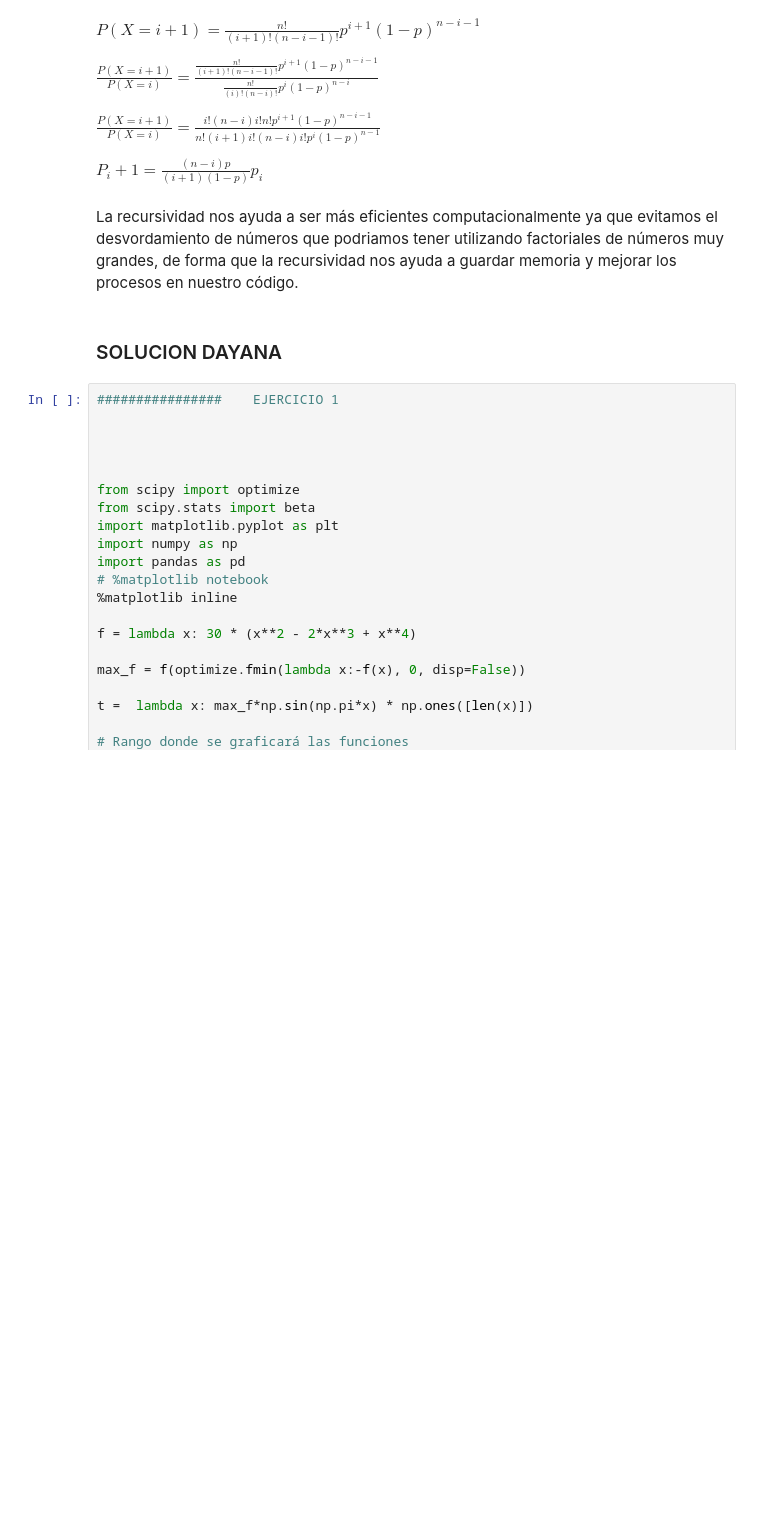
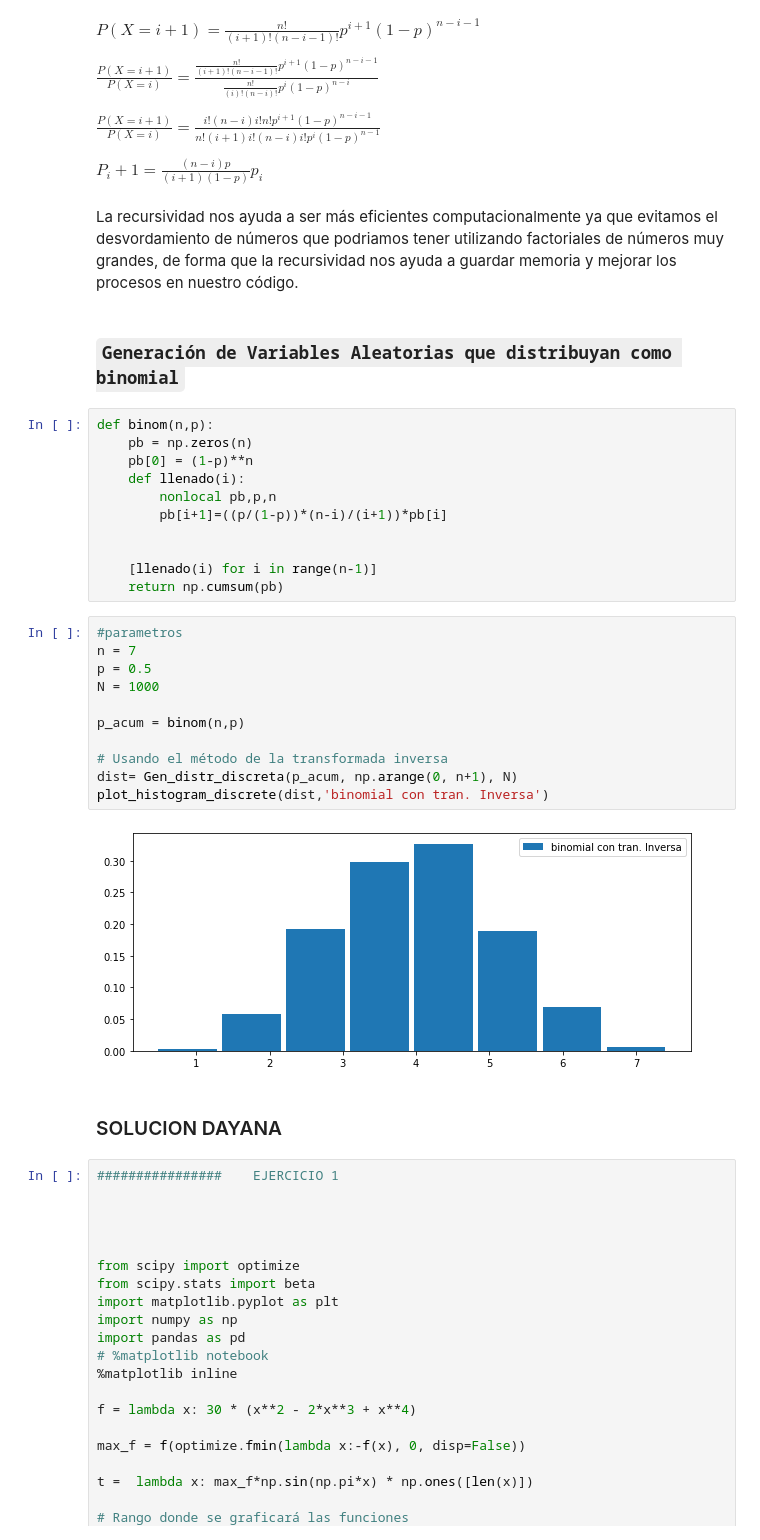
Before and after one commit to DayanaNavarro/Tarea-6, a Jupyter notebook: Tarea6_RuizMagañaJuanPablo_NavarroValenciaDayana.ipynb, the cells around one changed output. Drawn from its saved outputs; the diff is of its cells as text; blank space fills up the shorter version.

```diff
--- a/Tarea6_RuizMagañaJuanPablo_NavarroValenciaDayana.ipynb
+++ b/Tarea6_RuizMagañaJuanPablo_NavarroValenciaDayana.ipynb
@@ -391,6 +389,32 @@ $P_i+1 = \frac{(n-i)p}{(i+1)(1-p)}p_i$
 La recursividad nos ayuda a ser más eficientes computacionalmente ya que evitamos el desvordamiento
 de números que podriamos tener utilizando factoriales de números muy grandes, de forma
 que la recursividad nos ayuda a guardar memoria y mejorar los procesos en nuestro código.
+# %% [markdown]
+### `Generación de Variables Aleatorias que distribuyan como binomial`
+# %%
+def binom(n,p):
+    pb = np.zeros(n)
+    pb[0] = (1-p)**n
+    def llenado(i):
+        nonlocal pb,p,n
+        pb[i+1]=((p/(1-p))*(n-i)/(i+1))*pb[i]
+
+
+    [llenado(i) for i in range(n-1)]
+    return np.cumsum(pb)
+# %%
+#parametros
+n = 7
+p = 0.5
+N = 1000
+
+p_acum = binom(n,p)
+
+# Usando el método de la transformada inversa
+dist= Gen_distr_discreta(p_acum, np.arange(0, n+1), N)
+plot_histogram_discrete(dist,'binomial con tran. Inversa')
+# %% [output]
+[figure, added]
 # %% [markdown]
 ### SOLUCION DAYANA
 # %%
```
Also changed, not shown: parts of 9 cells of this notebook.
